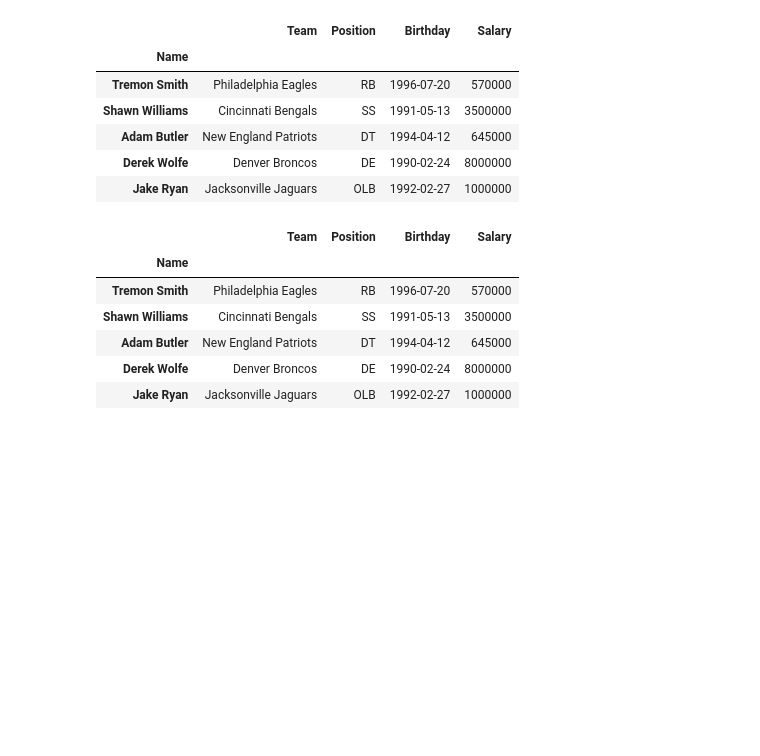
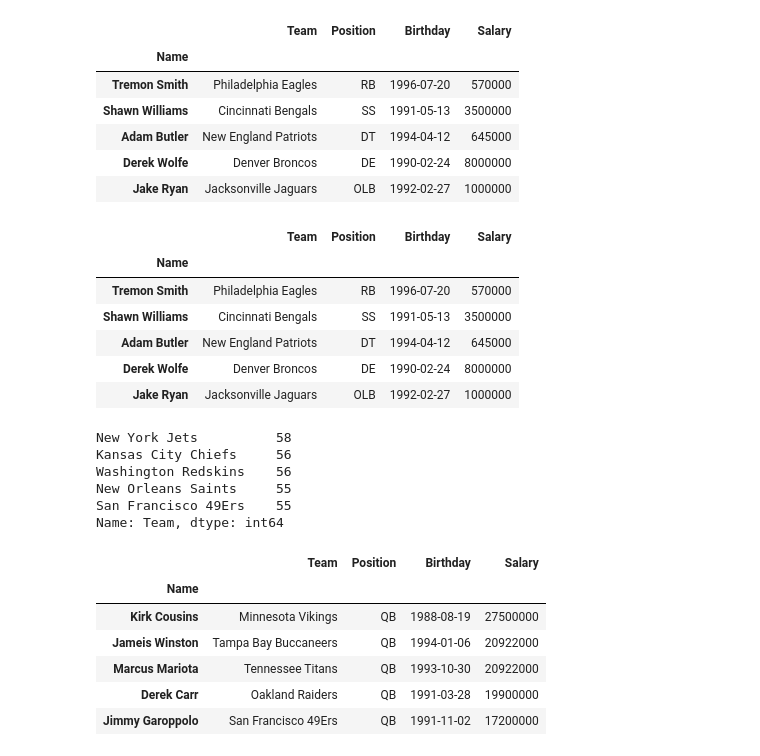
Before and after one commit to Sinrez/PythonProjects, a Jupyter notebook: hw4_pandas_in_act.ipynb, the cells around one changed output. Cells and saved outputs as stored; diff of their text form; code cells hidden in the pictures; blank space fills up the shorter version.

```diff
--- a/hw4_pandas_in_act.ipynb
+++ b/hw4_pandas_in_act.ipynb
@@ -43,3 +43,22 @@ nfl.head()
 | Jake Ryan | Jacksonville Jaguars | OLB | 1992-02-27 | 1000000 |
 # %%
 # Как подсчитать коли?чество игроков по командам в этом наборе данных?
+nfl.Team.value_counts().head()
+# %% [output]
+New York Jets          58
+Kansas City Chiefs     56
+Washington Redskins    56
+New Orleans Saints     55
+San Francisco 49Ers    55
+Name: Team, dtype: int64
+# %%
+# Какие пять игроков наиболее высокооплачиваемые?
+nfl.sort_values('Salary',ascending=False).head()
+# %% [output]
+|  | Team | Position | Birthday | Salary |
+| Name |  |  |  |  |
+| Kirk Cousins | Minnesota Vikings | QB | 1988-08-19 | 27500000 |
+| Jameis Winston | Tampa Bay Buccaneers | QB | 1994-01-06 | 20922000 |
+| Marcus Mariota | Tennessee Titans | QB | 1993-10-30 | 20922000 |
+| Derek Carr | Oakland Raiders | QB | 1991-03-28 | 19900000 |
+| Jimmy Garoppolo | San Francisco 49Ers | QB | 1991-11-02 | 17200000 |
```
Also changed, not shown: parts of 3 cells of this notebook.
